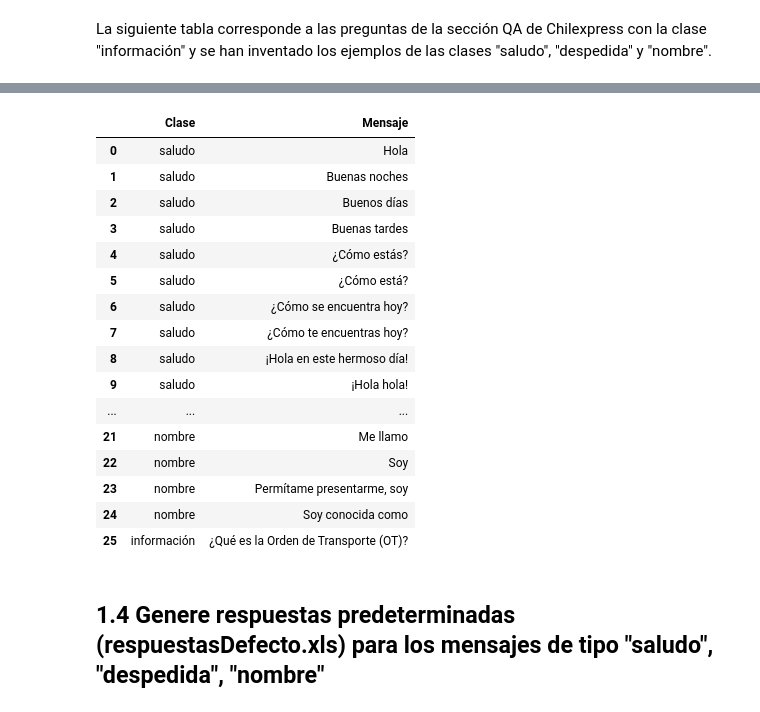
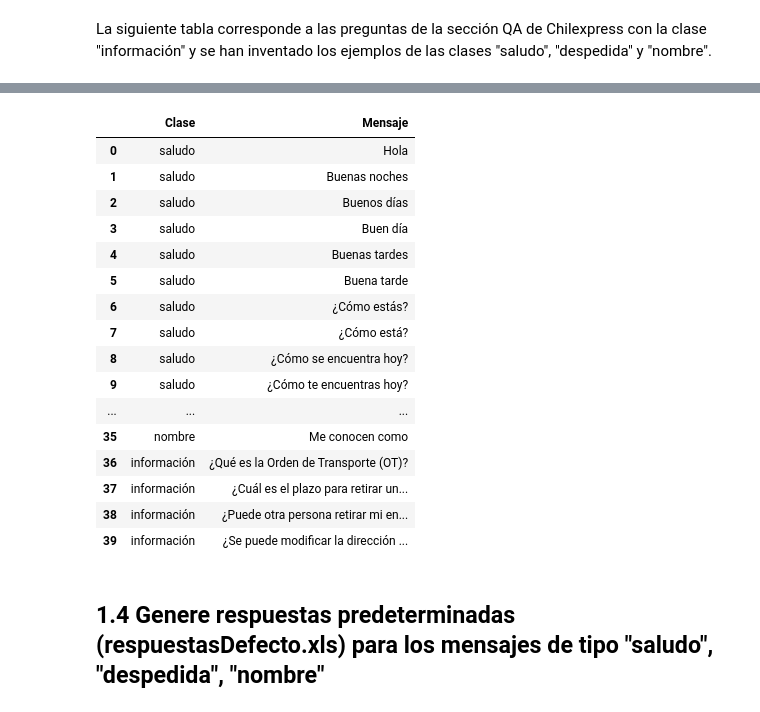
Before and after one commit to alvaro-neira/nlp-homework2, a Jupyter notebook: main.ipynb, the cells around one changed output, grey strips where cells are left out. Saved outputs shown, nothing was run; the diff lists cells and outputs as text; code cells hidden in the pictures.

```diff
--- a/main.ipynb
+++ b/main.ipynb
@@ -92,24 +92,24 @@ Saving to: ‘/content/tiposmensajes.csv’
 # %%
 messages = pd.read_csv('/content/tiposmensajes.csv', sep=';')
-messages.head(26)
+messages.head(40)
 # %% [output]
 |  | Clase | Mensaje |
 | 0 | saludo | Hola |
 | 1 | saludo | Buenas noches |
 | 2 | saludo | Buenos días |
-| 3 | saludo | Buenas tardes |
-| 4 | saludo | ¿Cómo estás? |
-| 5 | saludo | ¿Cómo está? |
-| 6 | saludo | ¿Cómo se encuentra hoy? |
-| 7 | saludo | ¿Cómo te encuentras hoy? |
-| 8 | saludo | ¡Hola en este hermoso día! |
-| 9 | saludo | ¡Hola hola! |
+| 3 | saludo | Buen día |
+| 4 | saludo | Buenas tardes |
+| 5 | saludo | Buena tarde |
+| 6 | saludo | ¿Cómo estás? |
+| 7 | saludo | ¿Cómo está? |
+| 8 | saludo | ¿Cómo se encuentra hoy? |
+| 9 | saludo | ¿Cómo te encuentras hoy? |
 | ... | ... | ... |
-| 21 | nombre | Me llamo |
-| 22 | nombre | Soy |
-| 23 | nombre | Permítame presentarme, soy |
-| 24 | nombre | Soy conocida como |
-| 25 | información | ¿Qué es la Orden de Transporte (OT)? |
+| 35 | nombre | Me conocen como |
+| 36 | información | ¿Qué es la Orden de Transporte (OT)? |
+| 37 | información | ¿Cuál es el plazo para retirar un... |
+| 38 | información | ¿Puede otra persona retirar mi en... |
+| 39 | información | ¿Se puede modificar la dirección ... |
 # %% [markdown]
 ## 1.4 Genere respuestas predeterminadas (respuestasDefecto.xls) para los mensajes de tipo "saludo", "despedida", "nombre"
 # %% [markdown]
```
Also changed, not shown: parts of 22 cells of this notebook, 5 other files.
